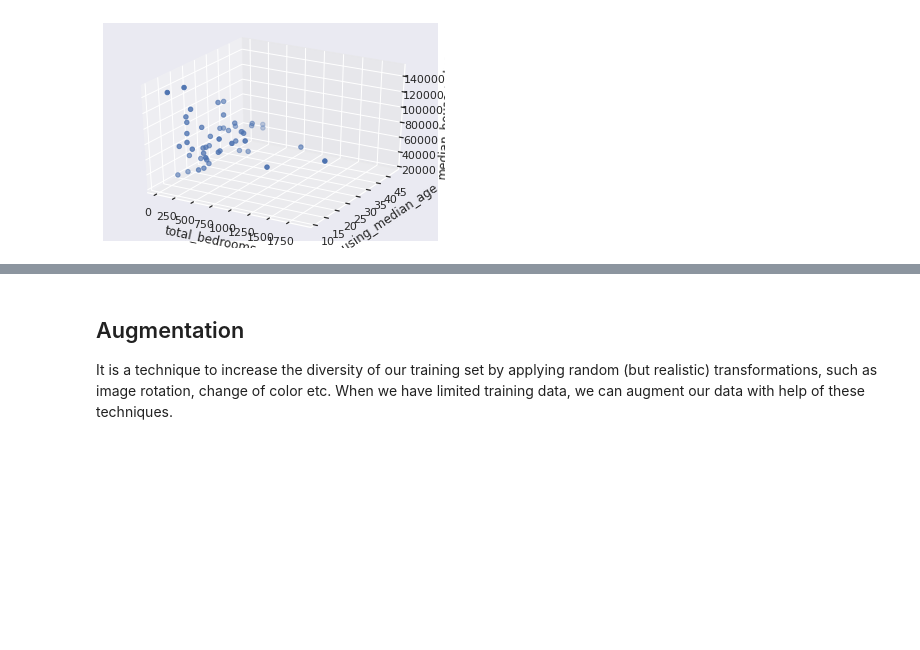
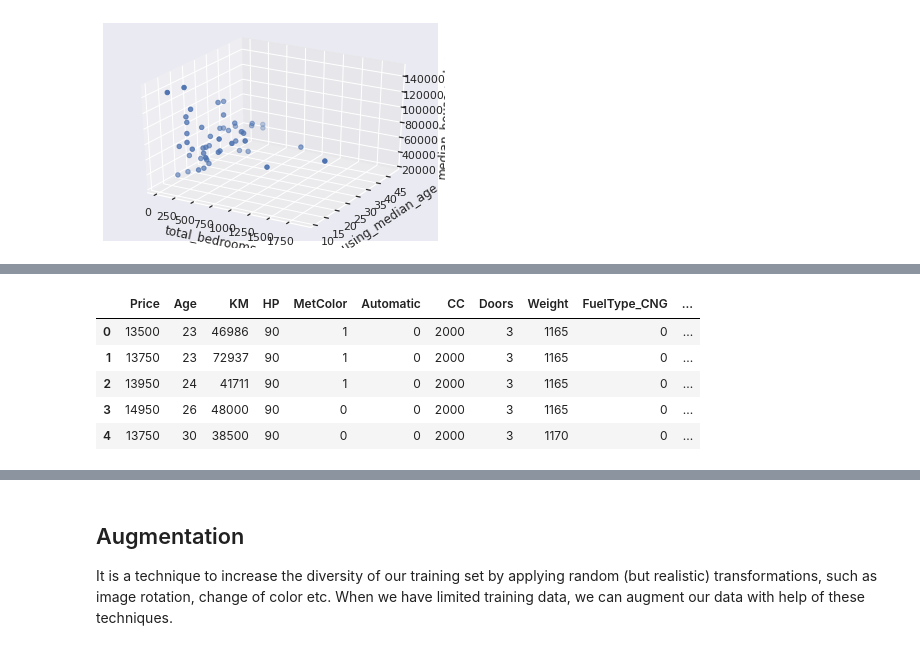
Before and after one commit to VDliveson/FMML-assignment, a Jupyter notebook: FMML_Aug22_M1Lab2_DataFeatures&Augmentation.ipynb, the cells around one changed output, grey strips where cells are left out. Saved outputs shown, nothing was run; the diff lists cells and outputs as text; code cells hidden in the pictures; blank space fills up the shorter version.

```diff
--- a/FMML_Aug22_M1Lab2_DataFeatures&Augmentation.ipynb
+++ b/FMML_Aug22_M1Lab2_DataFeatures&Augmentation.ipynb
@@ -551,0 +591,11 @@ plt.show()
+# %%
+## Making one hot encoding
+cars = pd.get_dummies(cars, columns = ['FuelType'])
+cars.head()
+# %% [output]
+|  | Price | Age | KM | HP | MetColor | Automatic | CC | Doors | Weight | FuelType_CNG | ... |
+| 0 | 13500 | 23 | 46986 | 90 | 1 | 0 | 2000 | 3 | 1165 | 0 | ... |
+| 1 | 13750 | 23 | 72937 | 90 | 1 | 0 | 2000 | 3 | 1165 | 0 | ... |
+| 2 | 13950 | 24 | 41711 | 90 | 1 | 0 | 2000 | 3 | 1165 | 0 | ... |
+| 3 | 14950 | 26 | 48000 | 90 | 0 | 0 | 2000 | 3 | 1165 | 0 | ... |
+| 4 | 13750 | 30 | 38500 | 90 | 0 | 0 | 2000 | 3 | 1170 | 0 | ... |
```
Also changed, not shown: parts of 25 cells of this notebook.
